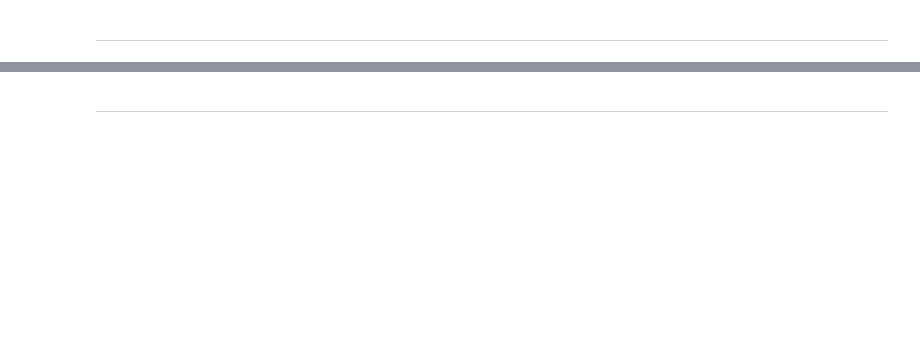
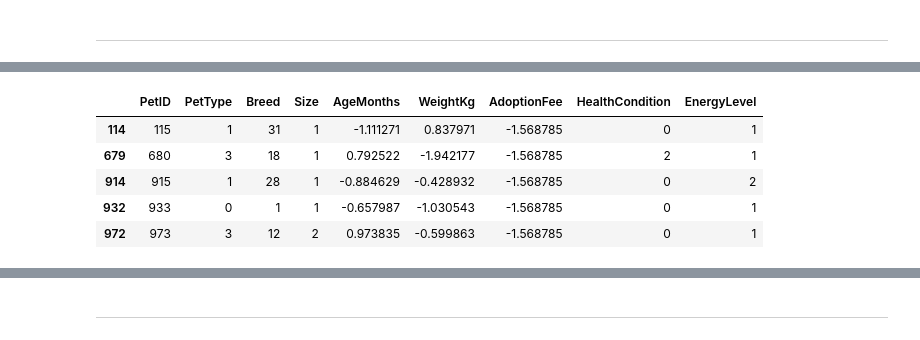
Before and after one commit to pho-veteran/pet-rec-sys, a Jupyter notebook: jupyter_notebook/PetRecSys.ipynb, the cells around one changed output, grey strips where cells are left out. Drawn from its saved outputs; the diff is of its cells as text; code cells hidden in the pictures; blank space fills up the shorter version.

```diff
--- a/jupyter_notebook/PetRecSys.ipynb
+++ b/jupyter_notebook/PetRecSys.ipynb
@@ -221,0 +162,36 @@ else:
+# %%
+def format_output_as_table(recs, pet_df_raw, scaler=None, label_encoders=None):
+    # Create a copy of the recommendations
+    recs_display = recs.copy()
+
+    # Define columns to display
+    display_columns = ['PetID', 'PetType', 'Breed', 'Size', 'AgeMonths', 'WeightKg',
+                       'AdoptionFee', 'HealthCondition', 'EnergyLevel']
+    if 'Score' in recs_display.columns:
+        display_columns.append('Score')  # Include Score if present
+
+    # Filter to only include available columns
+    display_columns = [col for col in display_columns if col in recs_display.columns]
+
+    # If scaler and label_encoders are provided, decode and unscale
+    if scaler is not None and label_encoders is not None:
+        categorical_cols = ['PetType', 'Breed', 'Size', 'HealthCondition', 'EnergyLevel']
+        for col in categorical_cols:
+            if col in recs_display.columns and col in label_encoders:
+                recs_display[col] = label_encoders[col].inverse_transform(recs_display[col].astype(int))
+
+        numeric_cols = ['AgeMonths', 'WeightKg', 'AdoptionFee']
+        for col in numeric_cols:
+            if col in recs_display.columns and col in pet_df_raw.columns:
+                try:
+                    col_index = pet_df_raw.columns.get_loc(col)
+                    recs_display[col] = (recs_display[col] * scaler.scale_[col_index]) + scaler.mean_[col_index]
+                    if col == 'AdoptionFee':
+                        recs_display[col] = recs_display[col].round(2)
+                except (IndexError, AttributeError):
+                    pass
+
+    # Select display columns
+    recs_display = recs_display[display_columns]
+
+    return recs_display
@@ -221,0 +213,16 @@ else:
+# %%
+def popularity_based_recommendations(pet_df, adoption_df, top_n=5):
+    popular_pets = adoption_df['PetID'].value_counts().head(top_n).index
+    recommendations = pet_df[pet_df['PetID'].isin(popular_pets)].copy()
+    return recommendations
+
+# Example: Top 5 most adopted pets
+popularity_recs = popularity_based_recommendations(pet_df, adoption_df, top_n=5)
+format_output_as_table(popularity_recs, pet_df_raw)
+# %% [output]
+|  | PetID | PetType | Breed | Size | AgeMonths | WeightKg | AdoptionFee | HealthCondition | EnergyLevel |
+| 114 | 115 | 1 | 31 | 1 | -1.111271 | 0.837971 | -1.568785 | 0 | 1 |
+| 679 | 680 | 3 | 18 | 1 | 0.792522 | -1.942177 | -1.568785 | 2 | 1 |
+| 914 | 915 | 1 | 28 | 1 | -0.884629 | -0.428932 | -1.568785 | 0 | 2 |
+| 932 | 933 | 0 | 1 | 1 | -0.657987 | -1.030543 | -1.568785 | 0 | 1 |
+| 972 | 973 | 3 | 12 | 2 | 0.973835 | -0.599863 | -1.568785 | 0 | 1 |
```
Also changed, not shown: parts of 30 cells of this notebook, 5 other files.
